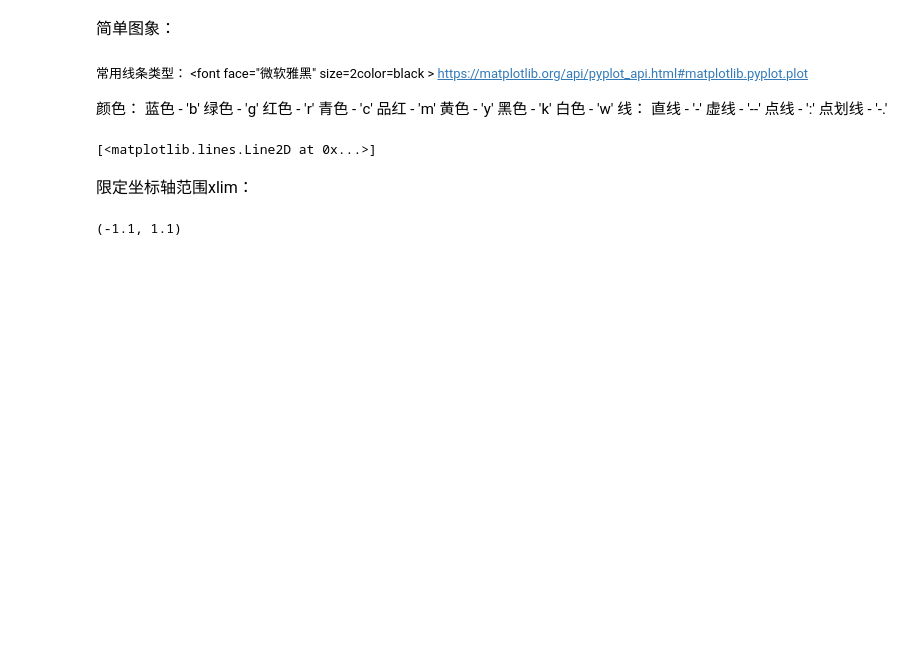
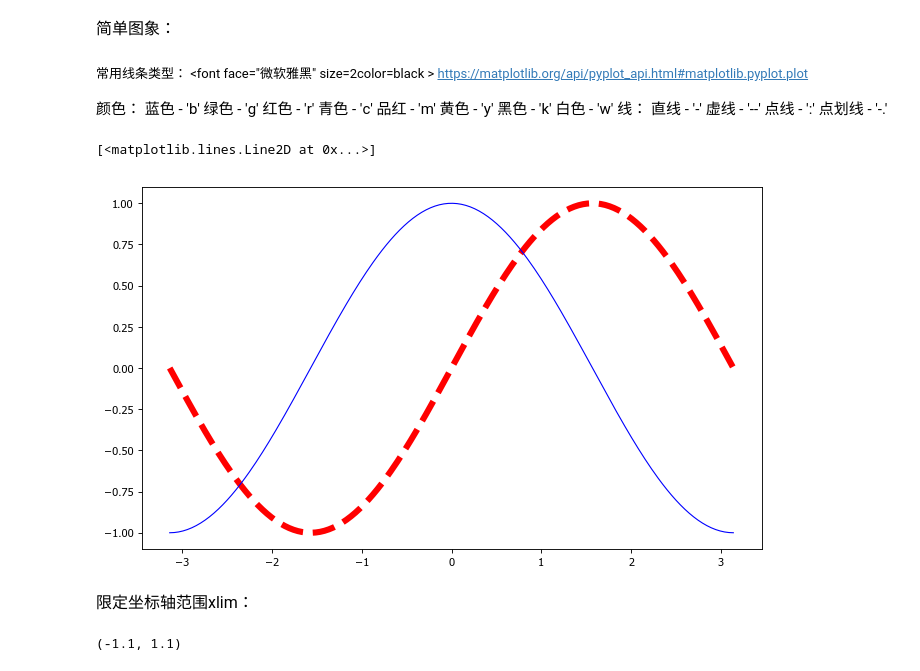
Before and after one commit to FlowerFlowers/python-machine-learning, a Jupyter notebook: MLpackage_learning/matplotlib.learning.ipynb, the cells around one changed output. Drawn from its saved outputs; the diff is of its cells as text; code cells hidden in the pictures; blank space fills up the shorter version.

```diff
--- a/MLpackage_learning/matplotlib.learning.ipynb
+++ b/MLpackage_learning/matplotlib.learning.ipynb
@@ -29,15 +31,16 @@ https://matplotlib.org/api/pyplot_api.html#matplotlib.pyplot.plot
 # %%
 #从-π--π线性切分256个值，包括π
 X = np.linspace(-np.pi,np.pi,256,endpoint=True)
 Sin = np.sin(X)
 Cos = np.cos(X)
 ##dpi:每英寸80个像素点(dots per inch),类似于分辨率,facecolor:背景颜色，edgecolor:边框颜色
 fig = plt.figure(figsize=(10,6),dpi=80,facecolor='white',edgecolor='green')
 ax = fig.add_subplot(1,1,1)
-ax.plot(X,Sin,linewidth=5.5,color='red',linestyle='--',label=u'正弦',zorder=1)
+ax.plot(X,Sin,linewidth=5.5,color='red',linestyle='--',label=u'sin',zorder=1)
 ax.plot(X,Cos,linewidth=1,color='blue',linestyle='-',label=u'余弦',zorder=1.1)
 # %% [output]
 [<matplotlib.lines.Line2D at 0x...>]
+[figure, added]
 # %% [markdown]
 <font face="微软雅黑" size=3 color=black> 限定坐标轴范围xlim：
 # %%
```
Also changed, not shown: parts of 6 cells of this notebook, 2 other files.
